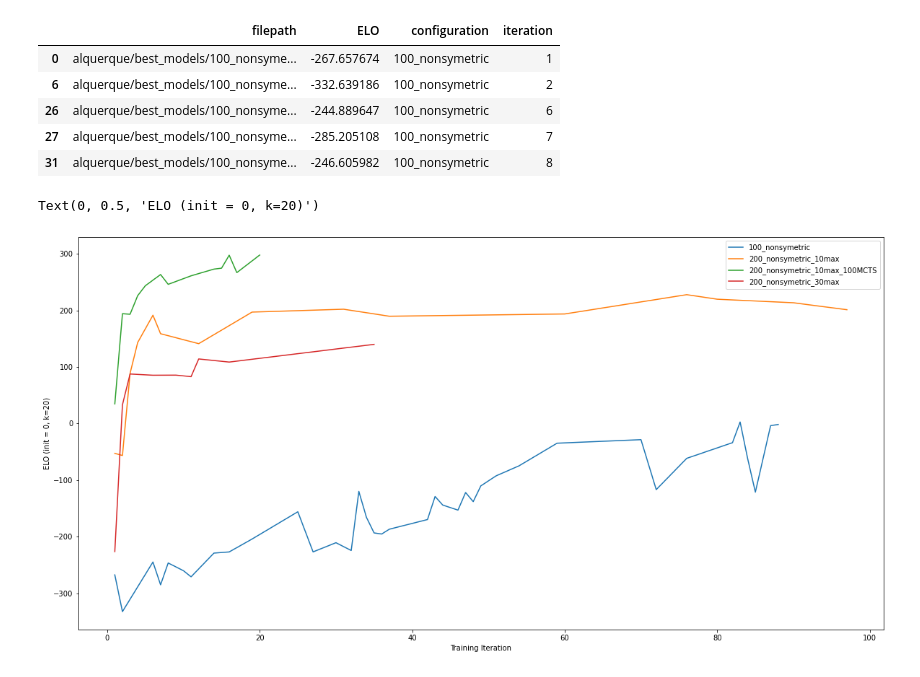
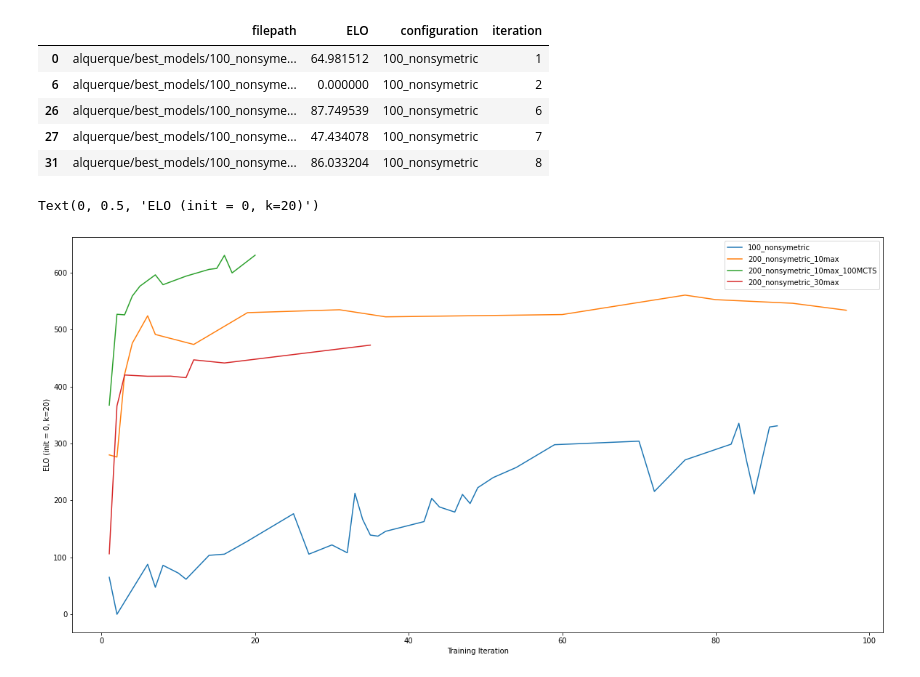
Before and after one commit to francisco-rodriguez-cuenca/alpha-zero-general, a Jupyter notebook: analysis.ipynb, the cells around one changed output. Saved outputs shown, nothing was run; the diff lists cells and outputs as text; code cells hidden in the pictures.

```diff
--- a/analysis.ipynb
+++ b/analysis.ipynb
@@ -8,28 +8,29 @@ elo_df = (
     .rename(columns = {"Unnamed: 0": "filepath"})
     .assign(
         configuration = lambda a: a.filepath.str.split("/").str[-2],
-        iteration = lambda a: a.filepath.str.split("/").str[-1].str.split("_").str[-1].str.split(".").str[0].astype("int")
+        iteration = lambda a: a.filepath.str.split("/").str[-1].str.split("_").str[-1].str.split(".").str[0].astype("int"),
+        ELO = lambda a: a.ELO + abs(a.ELO.min())
     )
     .sort_values(["configuration", "iteration"])
 )
 elo_df.head()
 # %% [output]
 |  | filepath | ELO | configuration | iteration |
-| 0 | alquerque/best_models/100_nonsyme... | -267.657674 | 100_nonsymetric | 1 |
-| 6 | alquerque/best_models/100_nonsyme... | -332.639186 | 100_nonsymetric | 2 |
-| 26 | alquerque/best_models/100_nonsyme... | -244.889647 | 100_nonsymetric | 6 |
-| 27 | alquerque/best_models/100_nonsyme... | -285.205108 | 100_nonsymetric | 7 |
-| 31 | alquerque/best_models/100_nonsyme... | -246.605982 | 100_nonsymetric | 8 |
+| 0 | alquerque/best_models/100_nonsyme... | 64.981512 | 100_nonsymetric | 1 |
+| 6 | alquerque/best_models/100_nonsyme... | 0.000000 | 100_nonsymetric | 2 |
+| 26 | alquerque/best_models/100_nonsyme... | 87.749539 | 100_nonsymetric | 6 |
+| 27 | alquerque/best_models/100_nonsyme... | 47.434078 | 100_nonsymetric | 7 |
+| 31 | alquerque/best_models/100_nonsyme... | 86.033204 | 100_nonsymetric | 8 |
 # %%
 (
     elo_df
     .set_index("iteration")
     .groupby("configuration")
     .ELO
     .plot(legend=True, use_index=True, figsize = (20,10))
 )
 plt.xlabel("Training Iteration")
-plt.ylabel("ELO (init = 0, k=20)")
+plt.ylabel("ELO (init = 0, k=20) + min()")
 # %% [output]
 Text(0, 0.5, 'ELO (init = 0, k=20)')
-[figure, old version]
+[figure, new version]
```
